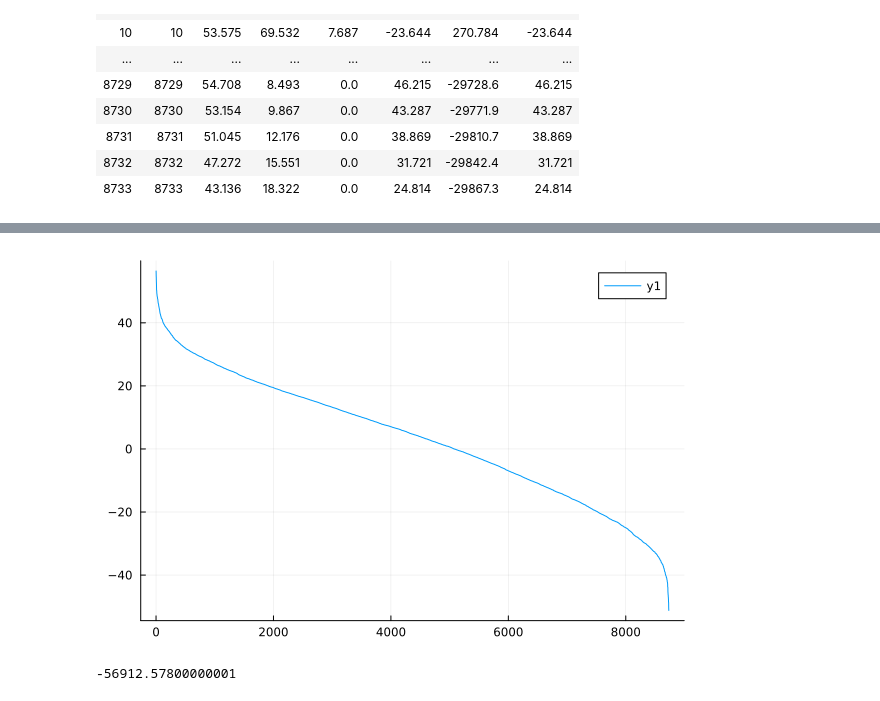
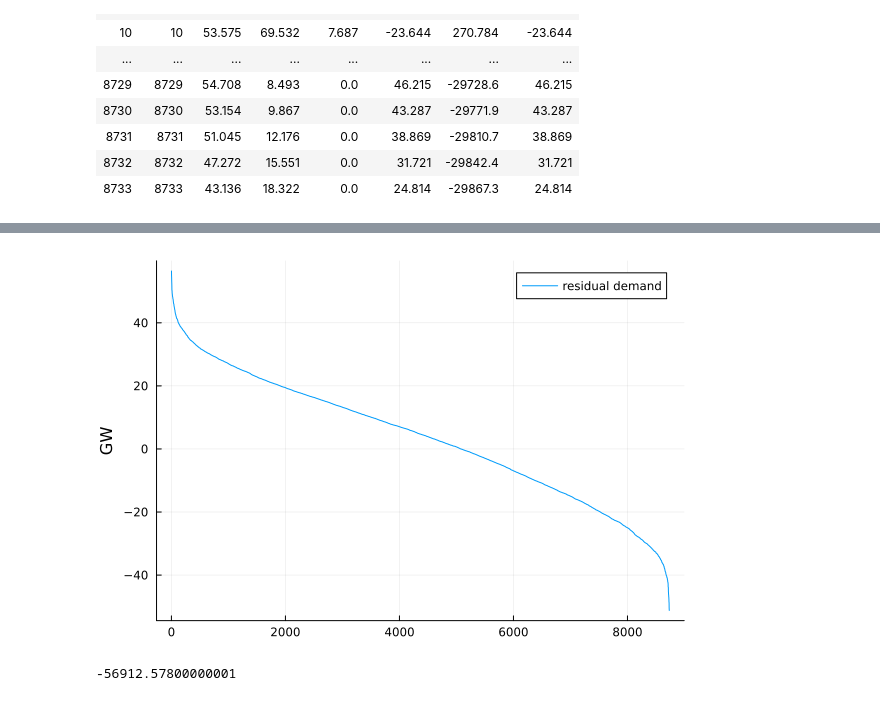
Before and after one commit to GraemeHawker/residual_storage, a Jupyter notebook: single_store.ipynb, the cells around one changed output, grey strips where cells are left out. Saved outputs shown, nothing was run; the diff lists cells and outputs as text; code cells hidden in the pictures.

Commit message:
cleaned up plots

```diff
--- a/single_store.ipynb
+++ b/single_store.ipynb
@@ -74,8 +76,8 @@ plot(antares_df[!, :residual_2])
 # %%
 # residual demand duration curve
-plot(sort(antares_df[!, :residual_2], rev=true))
+plot(sort(antares_df[!, :residual_2], rev=true), label="residual demand", ylabel="GW")
 # %% [output]
-[figure, old version]
+[figure, new version]
 # %%
 # total negative energy (=energy that can be stored)
 total_excess = sum(filter(:residual_2 => n -> n<0, antares_df)[!, :residual_2])
```
Also changed, not shown: parts of 11 cells of this notebook.
